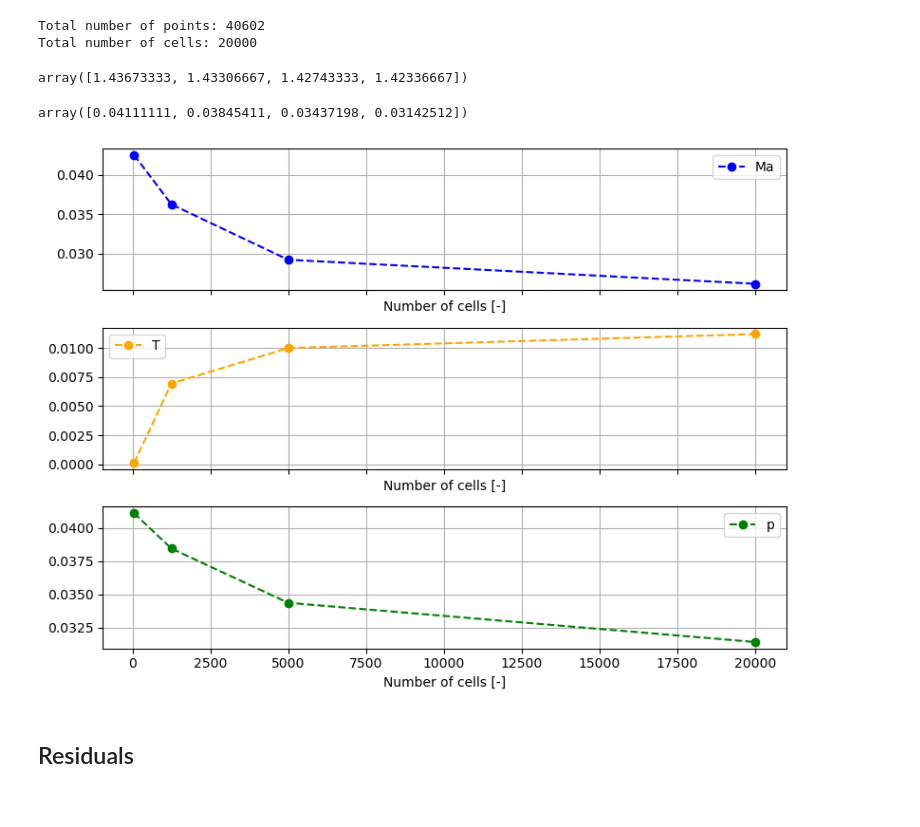
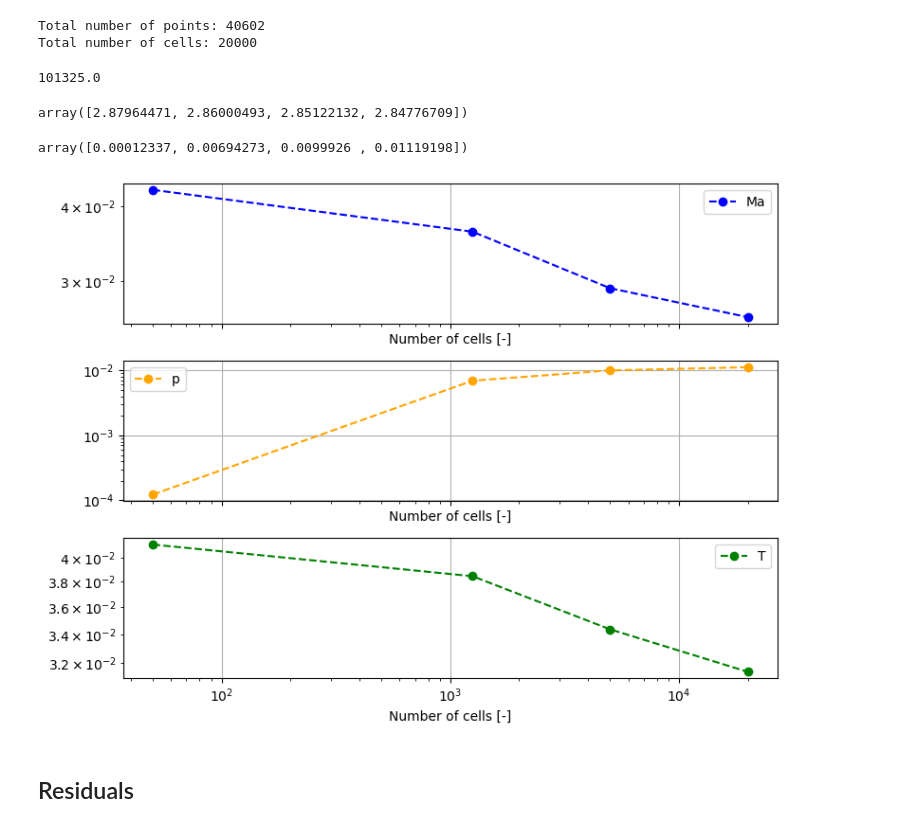
Before and after one commit to JanHab/SuperSonicWedgeFoam, a Jupyter notebook: PythonVis.ipynb, the cells around one changed output. Cells and saved outputs as stored; diff of their text form; code cells hidden in the pictures.

```diff
--- a/PythonVis.ipynb
+++ b/PythonVis.ipynb
@@ -365,14 +365,18 @@ Total number of points: 40602
 Total number of cells: 20000
 # %%
 df_convergence = [pd.read_csv(csv_file) for csv_file in csv_files_convergence]
-# %%
-T2T1
-# %% [output]
-array([1.43673333, 1.43306667, 1.42743333, 1.42336667])
-# %%
-np.array(T2T1 - 1.38) / 1.38
-# %% [output]
-array([0.04111111, 0.03845411, 0.03437198, 0.03142512])
+# %%
+p1
+# %% [output]
+101325.0
+# %%
+p2p1
+# %% [output]
+array([2.87964471, 2.86000493, 2.85122132, 2.84776709])
+# %%
+np.array(np.abs(p2p1 - 2.88)) / 2.88
+# %% [output]
+array([0.00012337, 0.00694273, 0.0099926 , 0.01119198])
 # %%
 Ma2, T2, T2T1, p2, p2p1 = [], [], [], [], []
 for i, df_ in enumerate(df_convergence):
@@ -388,36 +392,36 @@ properties_analytical = [ # Ma2, p2/p1, T2/T1
     1.18,
     2.88,
     1.38
 ]
 
 error_absolute = [
     np.abs(Ma2 - properties_analytical[0]),
     np.abs(p2p1 - properties_analytical[1]),
     np.abs(T2T1 - properties_analytical[2]),
 ]
 error_relative = [
     np.abs(Ma2 - properties_analytical[0]) / properties_analytical[0],
     np.abs(p2p1 - properties_analytical[1]) / properties_analytical[1],
     np.abs(T2T1 - properties_analytical[2]) / properties_analytical[2],
 ]
 
 fig, axs = plt.subplots(nrows=3, figsize=(8, 6), sharex=True)
-for i, (err_rel, label, color) in enumerate(zip(error_relative, ['Ma', 'T', 'p'], colors)):
-    axs[i].plot(
+for i, (err_rel, label, color) in enumerate(zip(error_relative, ['Ma', 'p', 'T'], colors)):
+    axs[i].loglog(
         total_cells, err_rel,
         '--o',
         label=f'{label}',
         color=color
     )
 [ax.set_xlabel('Number of cells [-]') for ax in axs]
 [ax.legend() for ax in axs]
 [ax.grid() for ax in axs]
 fig.tight_layout()
 # if savefig is not None:
 #     fig.savefig(savefig, dpi=300)
 fig.show()
 # %% [output]
-[figure, old version]
+[figure, new version]
 # %% [markdown]
 ## Residuals
 # %%
```
